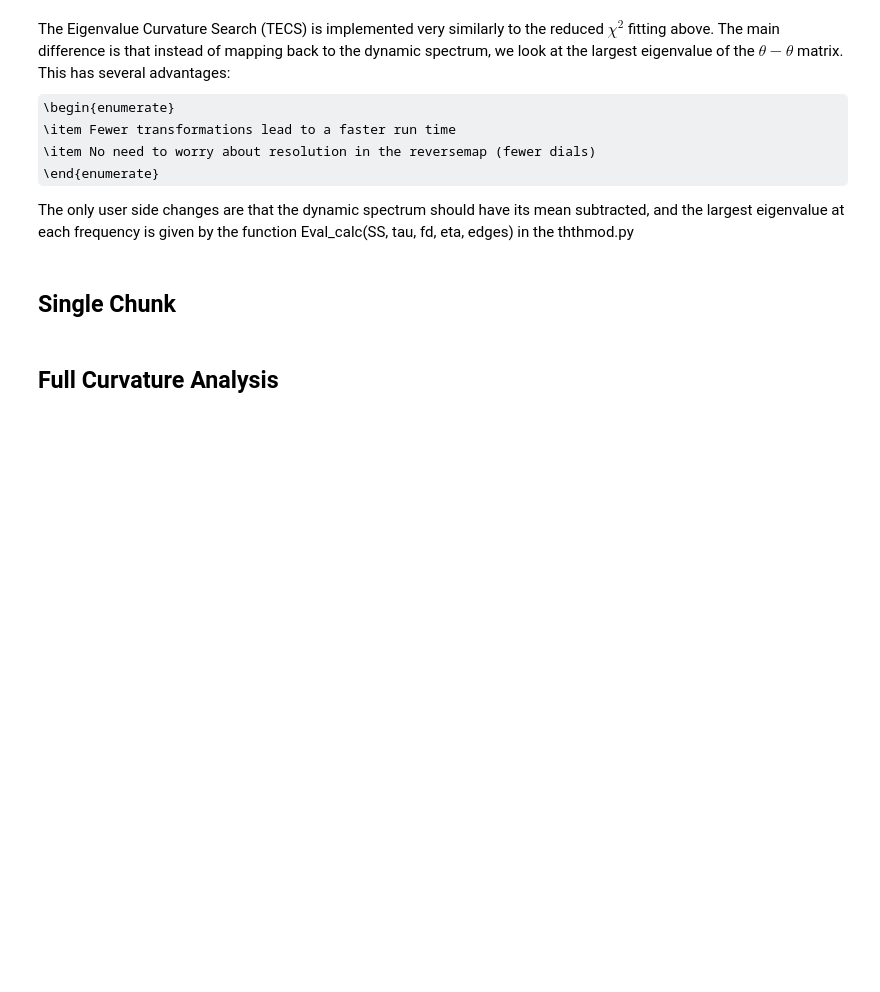
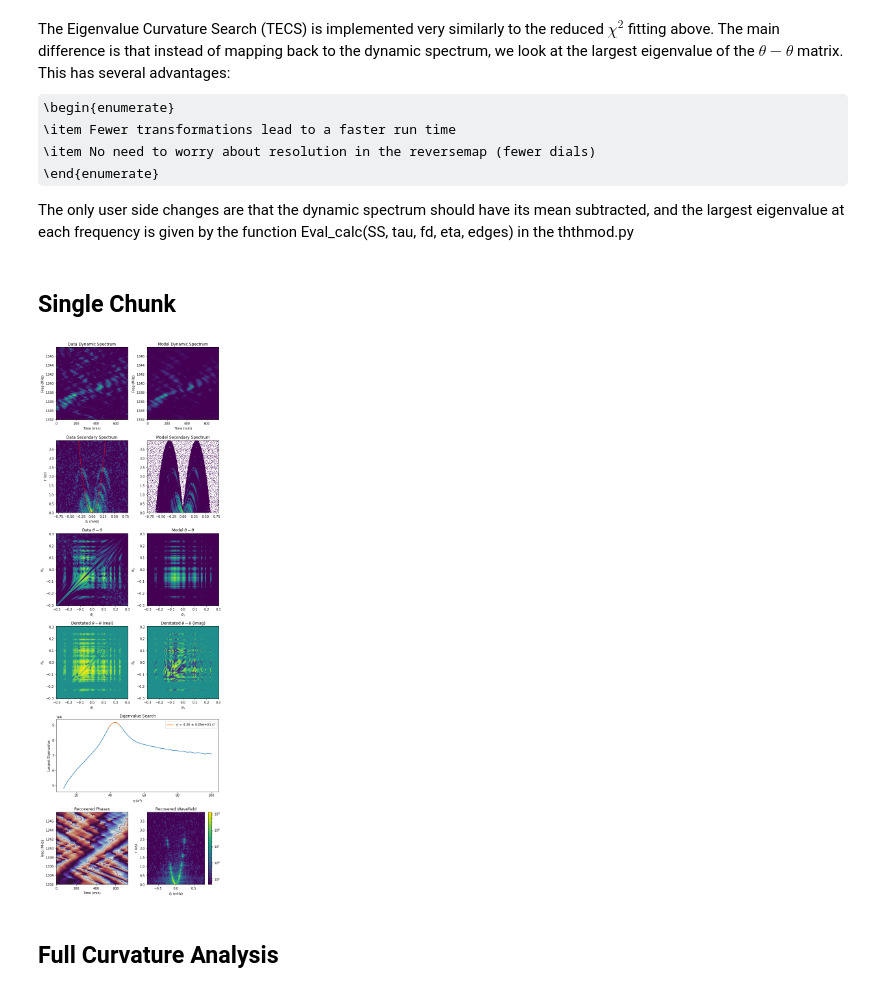
Before and after one commit to danielreardon/scintools, a Jupyter notebook: scintools/examples/THTHSample.ipynb, the cells around one changed output. Cells and saved outputs as stored; diff of their text form; code cells hidden in the pictures; some formulas as TeX source; blank space fills up the shorter version.

```diff
--- a/scintools/examples/THTHSample.ipynb
+++ b/scintools/examples/THTHSample.ipynb
@@ -437,34 +444,35 @@ tau=THTH.fft_axis(freq2,u.us,npad)
 
 ##Define range of curvatures to search
 eta_low=.5*u.us/(.04*u.mHz**2)
 eta_high=4*u.us/(.04*u.mHz**2)
 
 
 ##Setup for chisq search
 etas=np.linspace(eta_low.value,eta_high.value,100)*eta_low.unit
 eigs=np.zeros(etas.shape[0])
 
 ##Determine chisq for each curvature
-mask=np.ones(dspec2.shape,dtype=bool)
 for i in range(etas.shape[0]):
     eta=etas[i]
     ##Fits a model generated by taking the outer product of the dominate eigenvector
     ##(in theta-theta space) and then mapping back to the dynamic spectrum
     eigs[i]=THTH.Eval_calc(SS, tau, fd, eta, edges)
 
 ##Fit for a parabola around the minimum
 e_min=etas[eigs==eigs.max()][0]
 etas_fit=etas[np.abs(etas-e_min)<.1*e_min]
 eigs_fit=eigs[np.abs(etas-e_min)<.1*e_min]
 C=eigs_fit.max()
 x0=etas_fit[eigs_fit==C][0].value
 A=(eigs_fit[0]-C)/((etas_fit[0].value-x0)**2)
 popt,pcov=curve_fit(THTH.chi_par,etas_fit.value,eigs_fit,p0=np.array([A,x0,C]))
 eta_fit=popt[1]*etas.unit
 eta_sig=np.sqrt(-(eigs_fit-THTH.chi_par(etas_fit.value,*popt)).std()/popt[0])*etas.unit
 
 THTH.PlotFunc(dspec2,time,freq2,SS,fd,tau,
             edges,eta_fit,eta_sig,etas,eigs,etas_fit,popt)
+# %% [output]
+[figure, added]
 # %% [markdown]
 ## Full Curvature Analysis
 # %% [markdown]
```
Also changed, not shown: parts of 5 cells of this notebook.
